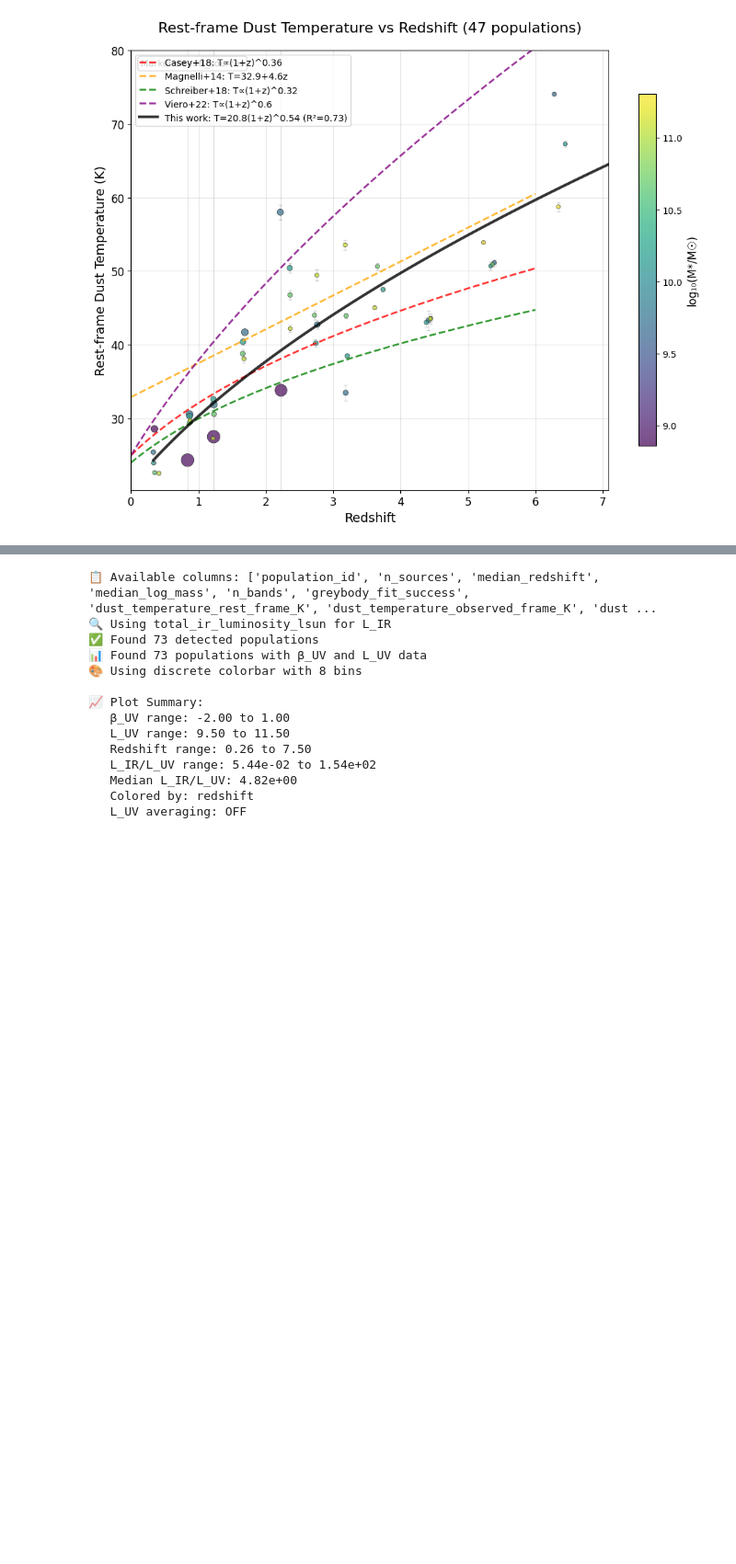
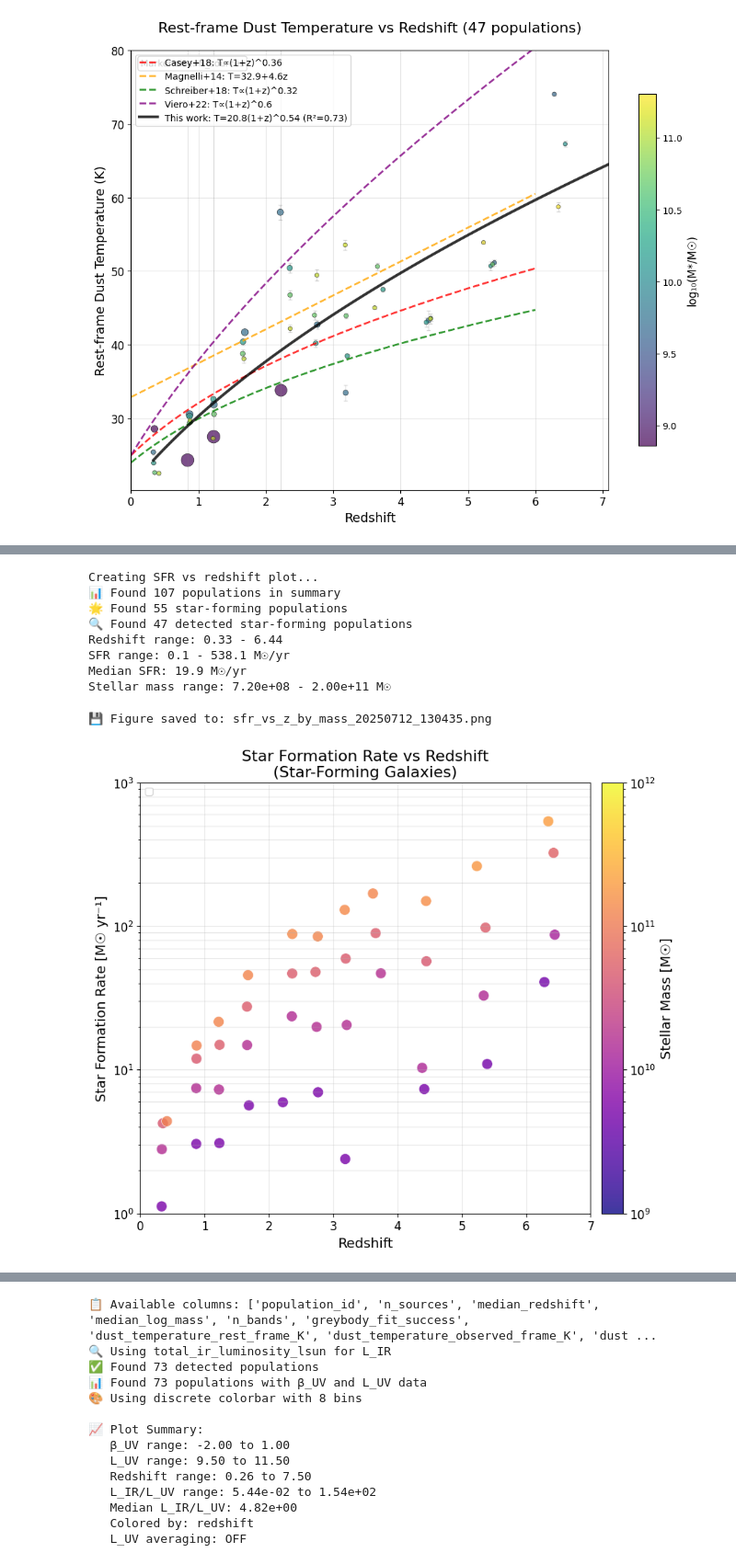
Before and after one commit to marcoviero/simstack4, a Jupyter notebook: notebooks/2025-06-20-load-json-fit-seds.ipynb, the cells around one changed output, grey strips where cells are left out. Shown at 92% size. Drawn from its saved outputs; the diff is of its cells as text; code cells hidden in the pictures; blank space fills up the shorter version.

```diff
--- a/notebooks/2025-06-20-load-json-fit-seds.ipynb
+++ b/notebooks/2025-06-20-load-json-fit-seds.ipynb
@@ -1417,0 +1627,23 @@ fig3, df = create_temperature_evolution_plot(wrapper,
+# %%
+
+# Plot SFR vs redshift
+print("Creating SFR vs redshift plot...")
+fig1, ax1 = plot_sfr_vs_redshift_by_mass(
+    wrapper,
+    save_path=f'sfr_vs_z_by_mass_{file_date}.png',
+    figsize=(10, 8),
+    plot_specific_sfr=False
+)
+
+plt.show()
+# %% [output]
+Creating SFR vs redshift plot...
+📊 Found 107 populations in summary
+🌟 Found 55 star-forming populations
+🔍 Found 47 detected star-forming populations
+Redshift range: 0.33 - 6.44
+SFR range: 0.1 - 538.1 M☉/yr
+Median SFR: 19.9 M☉/yr
+Stellar mass range: 7.20e+08 - 2.00e+11 M☉
+💾 Figure saved to: sfr_vs_z_by_mass_20250712_130435.png
+[figure, added]
```
Also changed, not shown: parts of 14 cells of this notebook.
